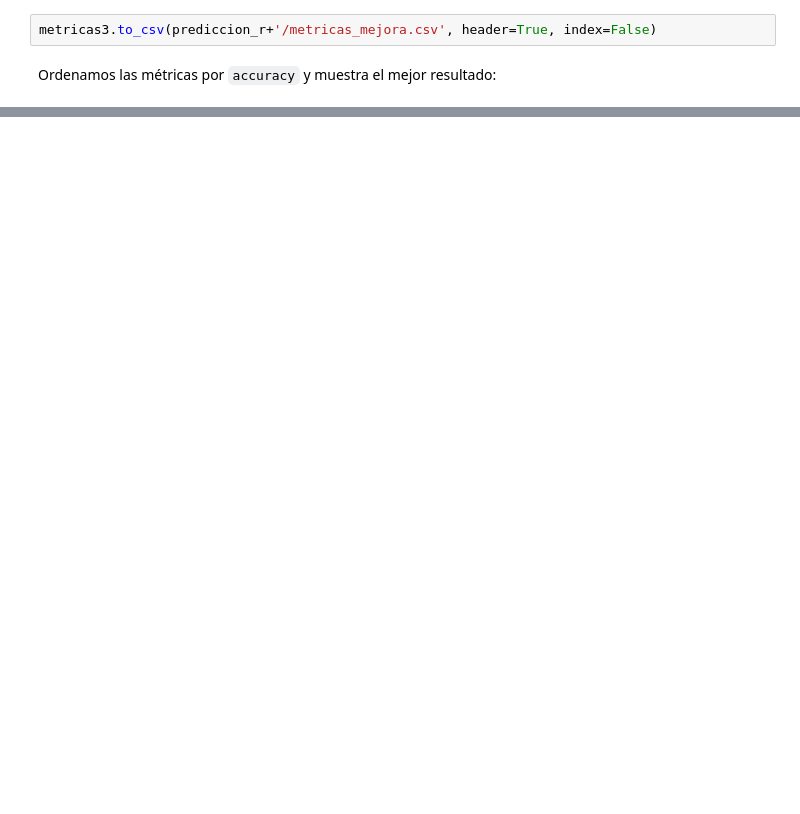
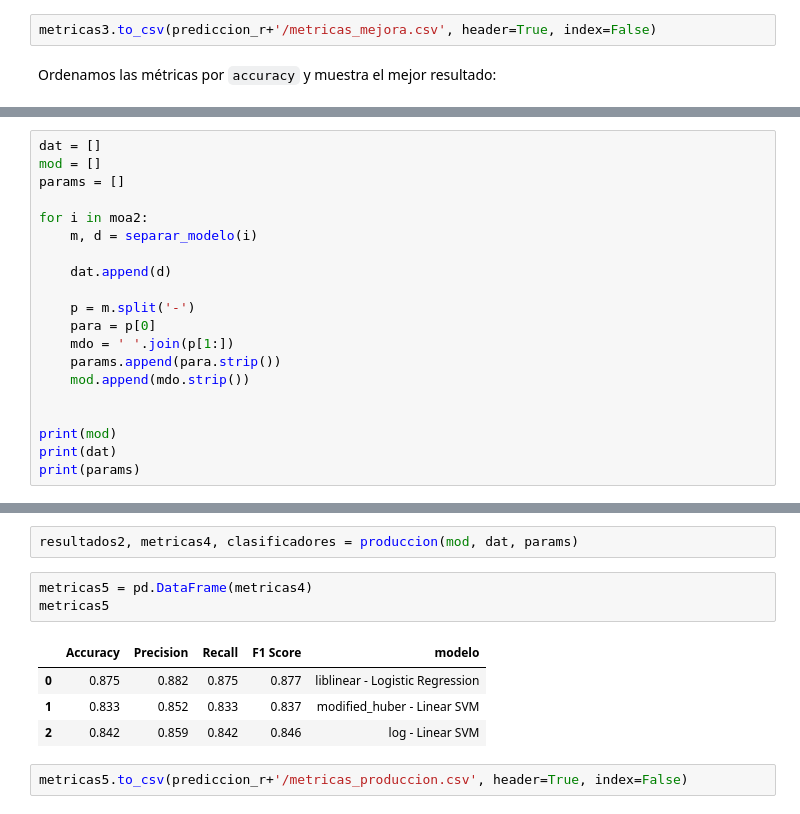
Before and after one commit to Dacarpe03/TextClassification, a Jupyter notebook: Scripts/Clasificacion-Resto.ipynb, the cells around one changed output, grey strips where cells are left out. Saved outputs shown, nothing was run; the diff lists cells and outputs as text; blank space fills up the shorter version.

```diff
--- a/Scripts/Clasificacion-Resto.ipynb
+++ b/Scripts/Clasificacion-Resto.ipynb
@@ -831,0 +881,20 @@ tfidf_wv_test_features = tfidf_weighted_averaged_word_vectorizer(norm_test_corpu
+# %%
+dat = []
+mod = []
+params = []
+
+for i in moa2:
+    m, d = separar_modelo(i)
+
+    dat.append(d)
+
+    p = m.split('-')
+    para = p[0]
+    mdo = ' '.join(p[1:])
+    params.append(para.strip())
+    mod.append(mdo.strip())
+
+
+print(mod)
+print(dat)
+print(params)
@@ -831,0 +1001,12 @@ tfidf_wv_test_features = tfidf_weighted_averaged_word_vectorizer(norm_test_corpu
+# %%
+resultados2, metricas4, clasificadores = produccion(mod, dat, params)
+# %%
+metricas5 = pd.DataFrame(metricas4)
+metricas5
+# %% [output]
+|  | Accuracy | Precision | Recall | F1 Score | modelo |
+| 0 | 0.875 | 0.882 | 0.875 | 0.877 | liblinear - Logistic Regression |
+| 1 | 0.833 | 0.852 | 0.833 | 0.837 | modified_huber - Linear SVM |
+| 2 | 0.842 | 0.859 | 0.842 | 0.846 | log - Linear SVM |
+# %%
+metricas5.to_csv(prediccion_r+'/metricas_produccion.csv', header=True, index=False)
```
Also changed, not shown: parts of 24 cells of this notebook, 9 other files.
